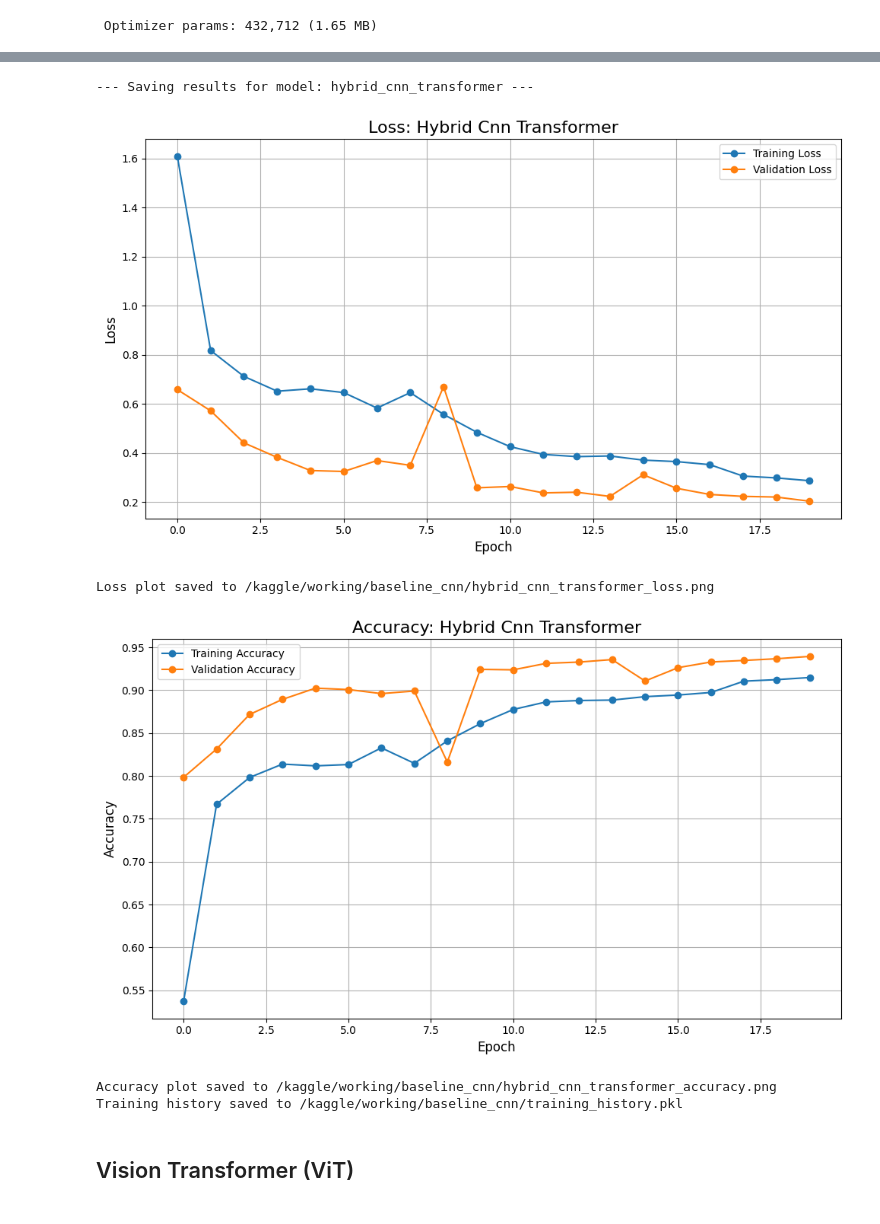
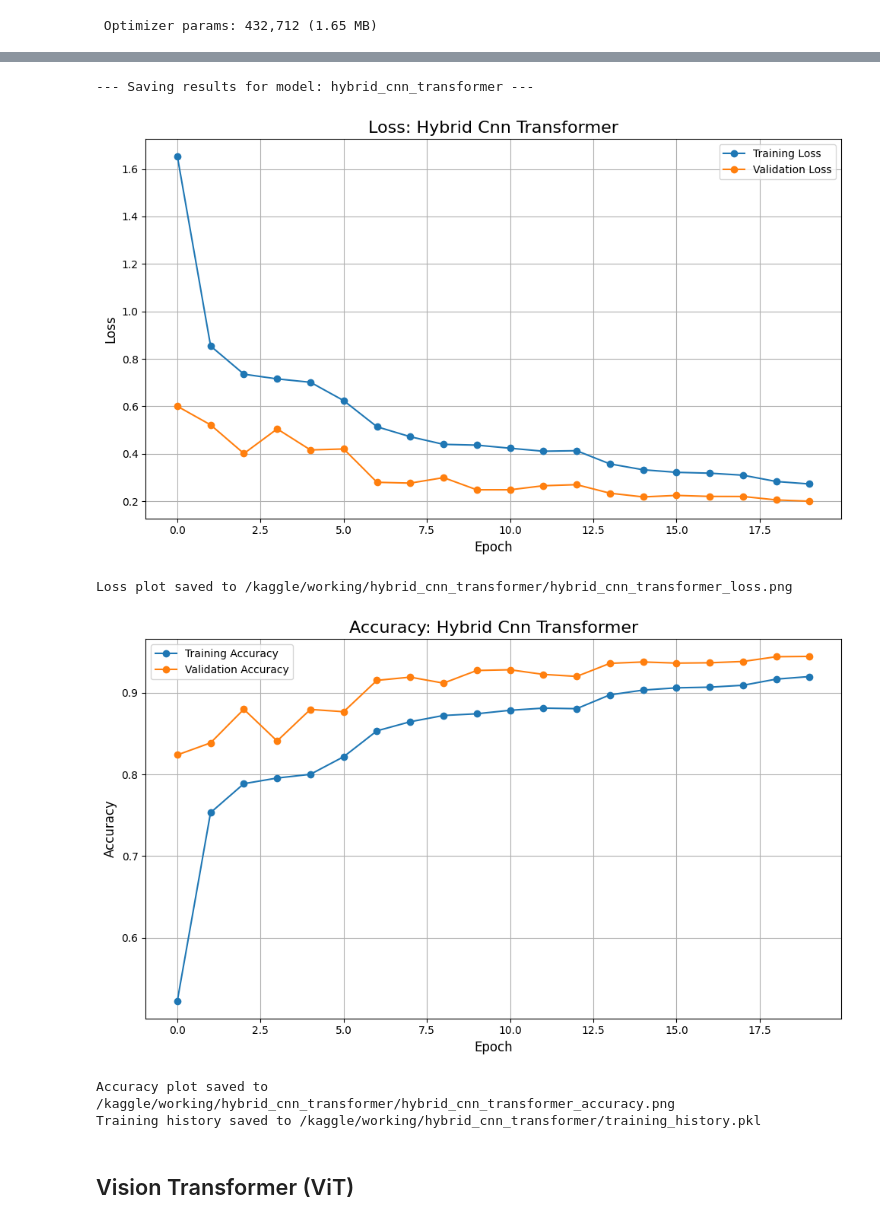
Before and after one commit to Albi1999/Speech_command_recognition, a Jupyter notebook: speech-command-recognition-full.ipynb, the cells around one changed output, grey strips where cells are left out. Drawn from its saved outputs; the diff is of its cells as text; code cells hidden in the pictures.

```diff
--- a/speech-command-recognition-full.ipynb
+++ b/speech-command-recognition-full.ipynb
@@ -644,10 +644,10 @@ for seed in SEEDS:
 
     model = baseline_cnn(input_shape=(40, 101, 1), num_classes=len(label_to_index))
 
-    saving_dir = f"{OUTPUT_DATA_DIR}/{model_name}"
-    os.makedirs(saving_dir, exist_ok=True)
-    checkpoint_path = os.path.join(saving_dir, f"{model_name}_seed_{seed}_best.keras")
-    metadata_path = os.path.join(saving_dir, f"metadata_{model_name}_seed_{seed}.json")
+    saving_dir_baseline = f"{OUTPUT_DATA_DIR}/{model_name}"
+    os.makedirs(saving_dir_baseline, exist_ok=True)
+    checkpoint_path = os.path.join(saving_dir_baseline, f"{model_name}_seed_{seed}_best.keras")
+    metadata_path = os.path.join(saving_dir_baseline, f"metadata_{model_name}_seed_{seed}.json")
 
     history = model.fit(
         train_ds, validation_data=val_ds, epochs=20,
@@ -838,7 +838,7 @@ for seed in SEEDS:
     print(f"\n--- Training '{model_name}' with Seed: {seed} ---")
 
     model_instance = ResidualCNN(input_shape=(40, 101, 1), num_classes=len(label_to_index))
-    history, checkpoint_path = train_models(model_name, model_instance, seed)
+    history, checkpoint_path, saving_dir = train_models(model_name, model_instance, seed)
 
     current_best_val_acc = max(history.history['val_accuracy'])
     if current_best_val_acc > best_seed_val_accuracy:
@@ -995,7 +995,7 @@ for seed in SEEDS:
     print(f"\n--- Training '{model_name}' with Seed: {seed} ---")
 
     model_instance = CNNBiLSTMModel(input_shape=(40, 101, 1), num_classes=len(label_to_index))
-    history, checkpoint_path = train_models(model_name, model_instance, seed)
+    history, checkpoint_path, saving_dir = train_models(model_name, model_instance, seed)
 
     current_best_val_acc = max(history.history['val_accuracy'])
     if current_best_val_acc > best_seed_val_accuracy:
@@ -1192,7 +1192,7 @@ for seed in SEEDS:
     print(f"\n--- Training '{model_name}' with Seed: {seed} ---")
 
     model_instance = HybridCNNTransformerModel(input_shape=(40, 101, 1), num_classes=len(label_to_index))
-    history, checkpoint_path = train_models(model_name, model_instance, seed)
+    history, checkpoint_path, saving_dir = train_models(model_name, model_instance, seed)
 
     current_best_val_acc = max(history.history['val_accuracy'])
     if current_best_val_acc > best_seed_val_accuracy:
@@ -1266,12 +1266,12 @@ Test loss: 0.7815
 # %%
-save_and_plot_results(history, model, model_name, saving_dir, transformer = True)
+save_and_plot_results(history, best_model, model_name, saving_dir, transformer = True)
 # %% [output]
 --- Saving results for model: hybrid_cnn_transformer ---
-[figure, old version]
+[figure, new version]
-Loss plot saved to /kaggle/working/baseline_cnn/hybrid_cnn_transformer_loss.png
+Loss plot saved to /kaggle/working/hybrid_cnn_transformer/hybrid_cnn_transformer_loss.png
-[figure, old version]
+[figure, new version]
-Accuracy plot saved to /kaggle/working/baseline_cnn/hybrid_cnn_transformer_accuracy.png
-Training history saved to /kaggle/working/baseline_cnn/training_history.pkl
+Accuracy plot saved to /kaggle/working/hybrid_cnn_transformer/hybrid_cnn_transformer_accuracy.png
+Training history saved to /kaggle/working/hybrid_cnn_transformer/training_history.pkl
 # %% [markdown]
 ## Vision Transformer (ViT)
 # %%
```
Also changed, not shown: parts of 26 cells of this notebook.
